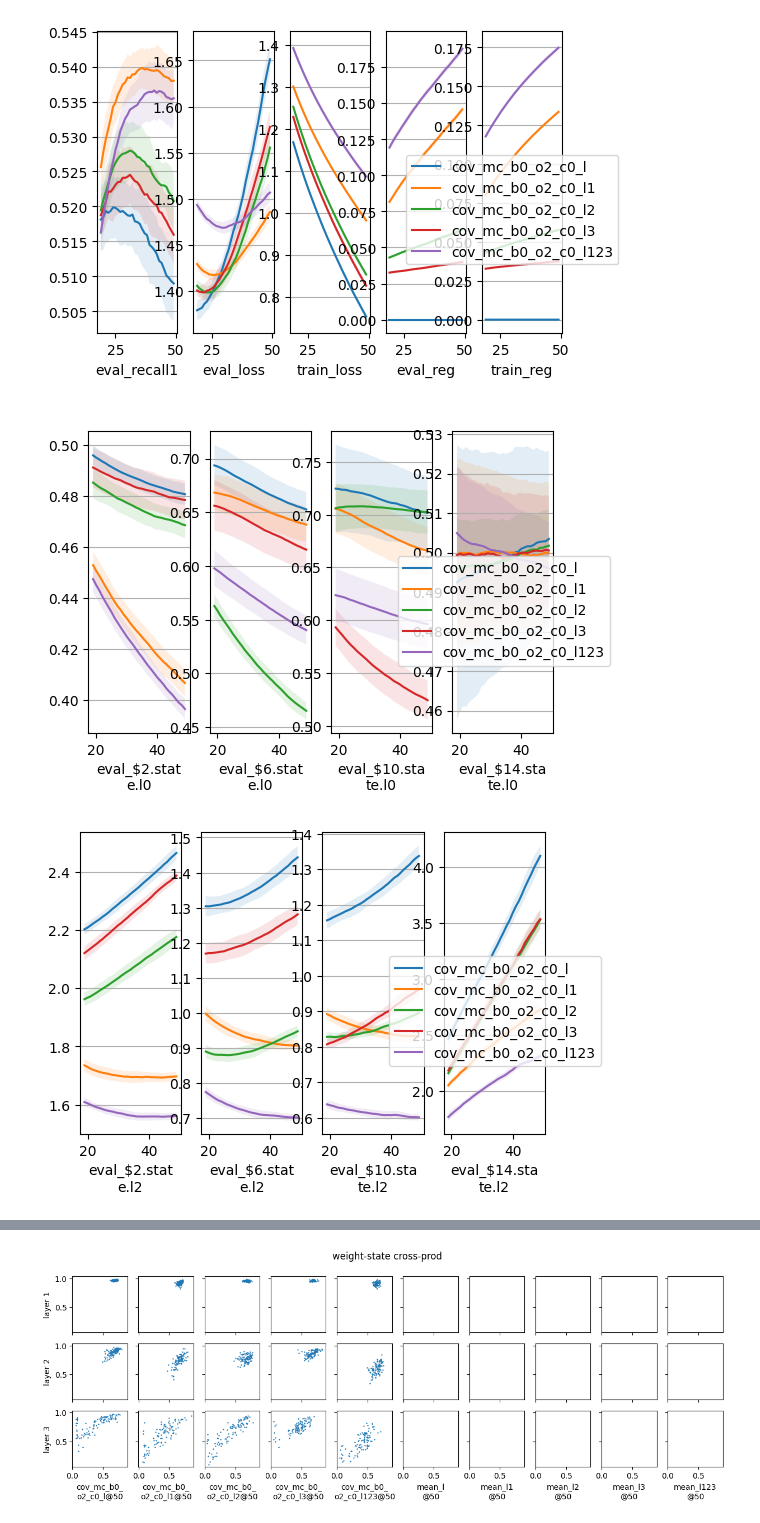
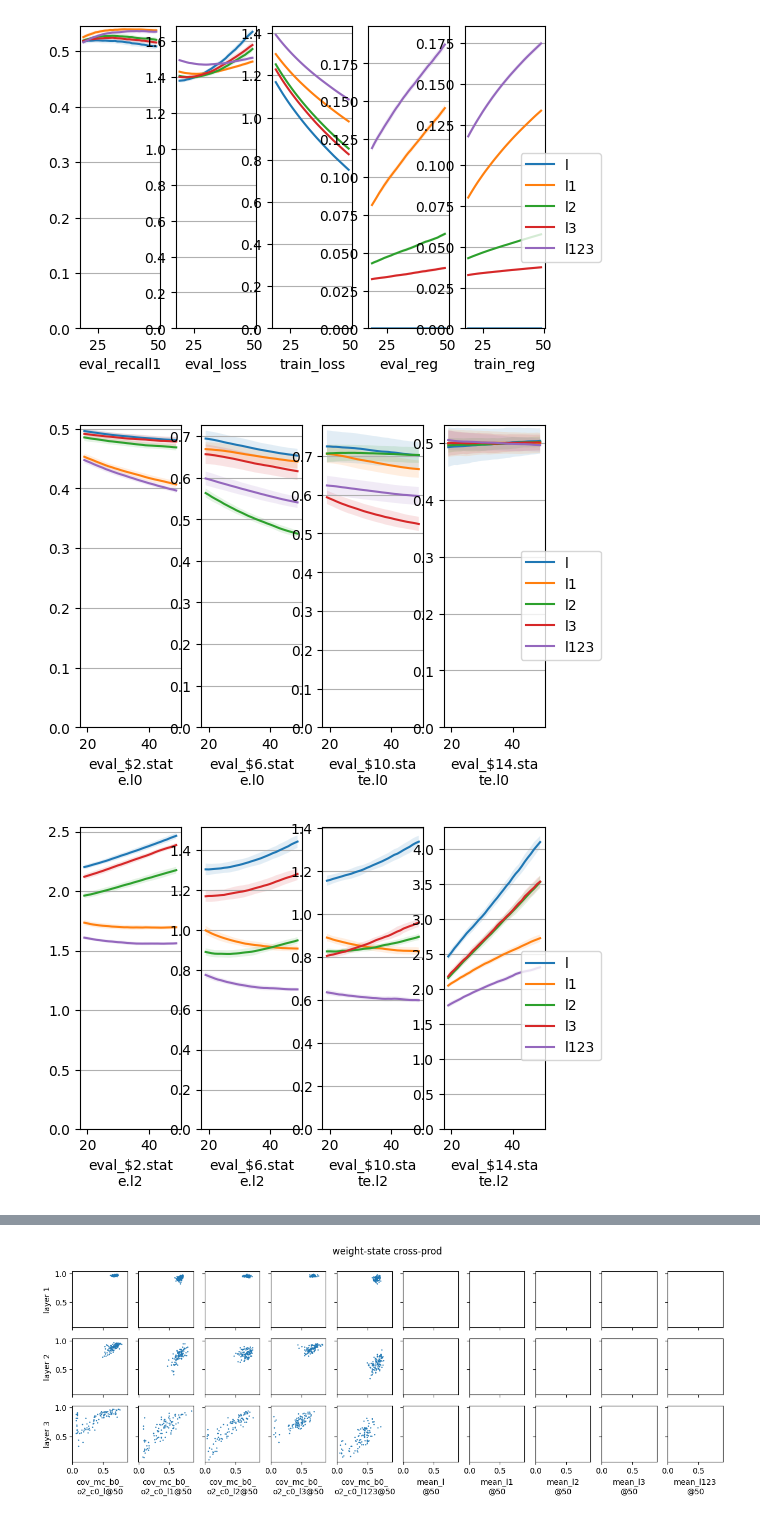
Before and after one commit to yingchenlin/kiln, a Jupyter notebook: dist.ipynb, the cells around one changed output, grey strips where cells are left out. Cells and saved outputs as stored; diff of their text form; code cells hidden in the pictures.

```diff
--- a/dist.ipynb
+++ b/dist.ipynb
@@ -68,7 +68,8 @@ def read_weight(state, i, flip):
 #group, tags = "cov", [f"cov_mc_b0_o2_c0{s}" for s in ("", "_lsg", "_wsg", "_psg")]
 #group, tags = "cov", ["cov_mc_b0_o2_c0"] + [f"cov_mc_b0_o2_c0{s}_l2"
 #    for s in ("", "_xsg", "_wsg", "_psg", "_lsg", "_gsg", "_hsg")]
-group, tags = "cov", [f"{t}_{l}" for t in ("cov_mc_b0_o2_c0", "mean") for l in ("l", "l1", "l2", "l3", "l123")]
+group, tags = "cov", {l: f"cov_mc_b0_o2_c0_{l}" for l in ("l", "l1", "l2", "l3", "l123")}
+#group, tags = "hpo", [f"mean_{s}_{l}" for s in ("s0.2", "s0.5", "s1.0", "s1.5", "s2.0") for l in ("l5e-4", "l1e-3", "l2e-3", "l5e-3")]
 #group, tags = "lin-apx", ("lin-apx_0", "lin-apx_0.5", "lin-apx_1.0", "lin-apx_1.5")
 #group, tags = "l2s", ("l2s_0", "l2s_1e-4", "l2s_5e-5", "l2s_2e-5", "l2s_1e-5", "l2s_5e-6")
 #group, tags = "l2w", ("l2w_0", "l2w_5e-2", "l2w_2e-2", "l2w_1e-2", "l2w_5e-3", "l2w_2e-3")
@@ -94,33 +95,34 @@ layers = [f"layer {i+1}" for i in range(3)]
 def rowplots(df, labels, rolling=5, start=20, stop=50, sharex=True, sharey=False):
     fig, axes = plt.subplots(
         1, len(labels),
         sharex=sharex, sharey=sharey,
         facecolor="w", dpi=100)
     if len(labels) == 1:
         axes = [axes]
     df = df[(df.index >= start-rolling)&(df.index < stop)]
     df_mean = df.groupby(["tag", "epoch"], sort=False).mean().reset_index().set_index("epoch").groupby("tag", sort=False)
     df_var = df.groupby(["tag", "epoch"], sort=False).var().reset_index().set_index("epoch").groupby("tag", sort=False)
     for ax, label in zip(axes, labels):
         ax.set_xlabel(f"{label[:12]}\n{label[12:]}")
         ax.grid(axis="y")
         for (tag, mean), (_, var) in zip(df_mean[label], df_var[label]):
             if rolling > 0:
                 mean = mean.rolling(rolling).mean()
                 var = var.rolling(rolling).mean()
             std = np.sqrt(var)
             ax.plot(mean, label=tag)
             ax.fill_between(mean.index, mean-std, mean+std, alpha=0.125)
+        ax.set_ylim(bottom=0)
     fig.legend(*axes[0].get_legend_handles_labels(), "right")
 
 df = read_df(group, tags, samples)
 rowplots(df, ["eval_recall1", "eval_loss", "train_loss", "eval_reg", "train_reg"])
 rowplots(df, [f"eval_${i*4+2}.state.l0" for i in range(4)])
 rowplots(df, [f"eval_${i*4+2}.state.l2" for i in range(4)])
 rowplots(df, [f"eval_${i*4+1}.weight.l2" for i in range(4)])
 rowplots(df, [f"eval_${i*4+1}.bias.l2" for i in range(4)])
 None
 # %% [output]
-[figure, old version]
+[figure, new version]
-[figure, old version]
+[figure, new version]
-[figure, old version]
+[figure, new version]
```
Also changed, not shown: parts of 2 cells of this notebook, 1 other file.
